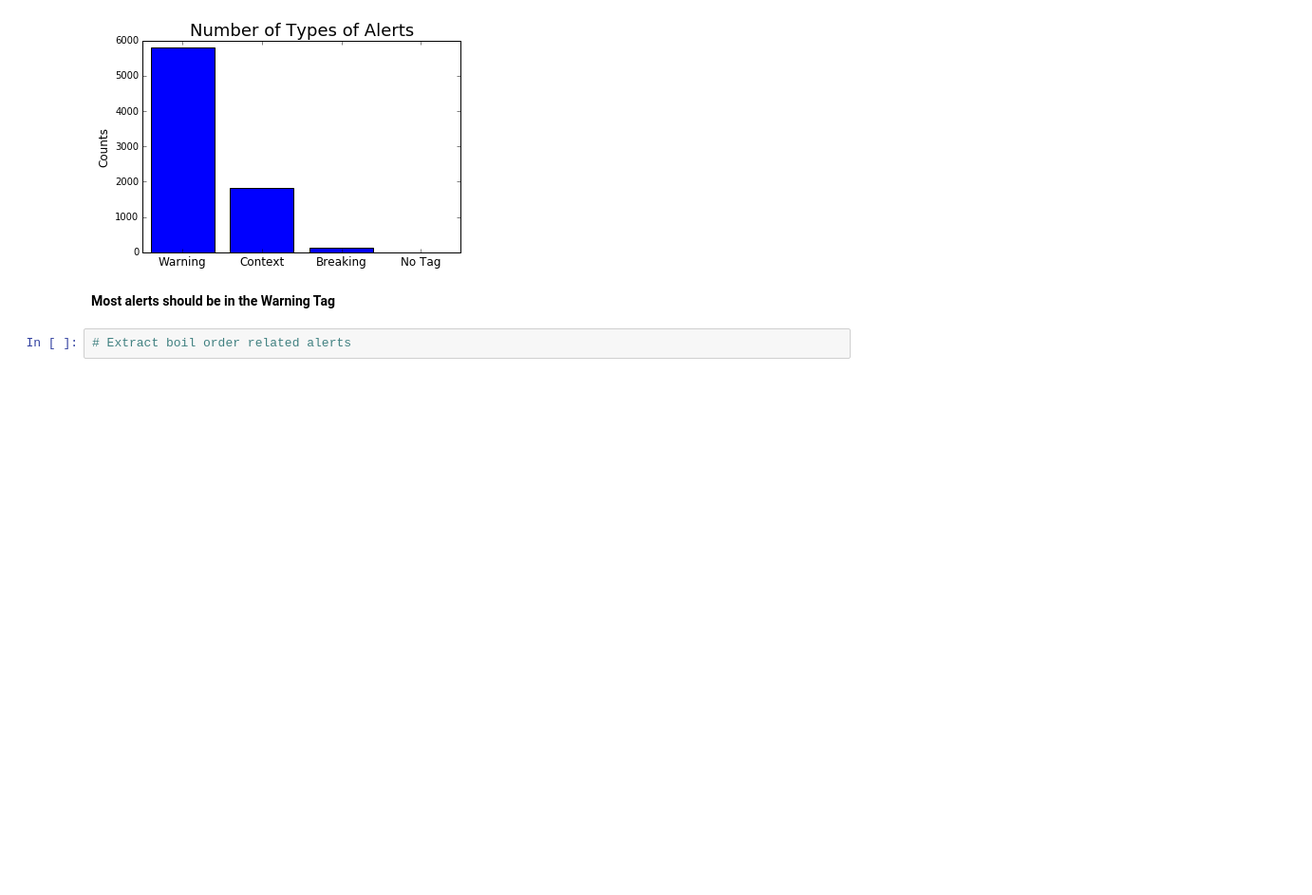
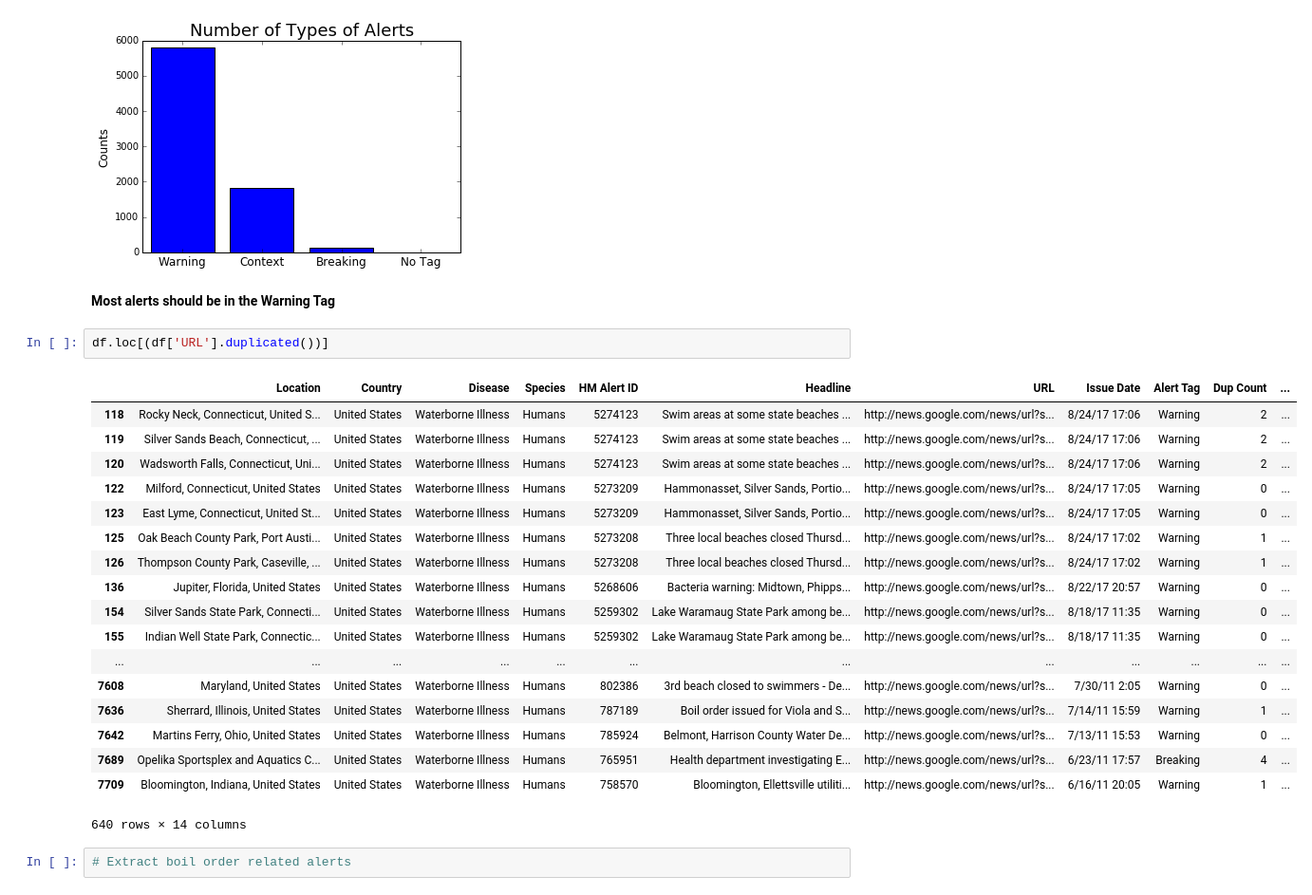
Before and after one commit to CMantell/Capstone---Boil-Order-Classifier, a Jupyter notebook: Capstone Project.ipynb, the cells around one changed output. Shown at 95% size. Cells and saved outputs as stored; diff of their text form; blank space fills up the shorter version.

```diff
--- a/Capstone Project.ipynb
+++ b/Capstone Project.ipynb
@@ -245,6 +245,27 @@ plt.title('Number of Types of Alerts', fontsize=18)
 [figure]
 # %% [markdown]
 **Most alerts should be in the Warning Tag**
+# %%
+df.loc[(df['URL'].duplicated())]
+# %% [output]
+|  | Location | Country | Disease | Species | HM Alert ID | Headline | URL | Issue Date | Alert Tag | Dup Count | ... |
+| 118 | Rocky Neck, Connecticut, United S... | United States | Waterborne Illness | Humans | 5274123 | Swim areas at some state beaches ... | http://news.google.com/news/url?s... | 8/24/17 17:06 | Warning | 2 | ... |
+| 119 | Silver Sands Beach, Connecticut, ... | United States | Waterborne Illness | Humans | 5274123 | Swim areas at some state beaches ... | http://news.google.com/news/url?s... | 8/24/17 17:06 | Warning | 2 | ... |
+| 120 | Wadsworth Falls, Connecticut, Uni... | United States | Waterborne Illness | Humans | 5274123 | Swim areas at some state beaches ... | http://news.google.com/news/url?s... | 8/24/17 17:06 | Warning | 2 | ... |
+| 122 | Milford, Connecticut, United States | United States | Waterborne Illness | Humans | 5273209 | Hammonasset, Silver Sands, Portio... | http://news.google.com/news/url?s... | 8/24/17 17:05 | Warning | 0 | ... |
+| 123 | East Lyme, Connecticut, United St... | United States | Waterborne Illness | Humans | 5273209 | Hammonasset, Silver Sands, Portio... | http://news.google.com/news/url?s... | 8/24/17 17:05 | Warning | 0 | ... |
+| 125 | Oak Beach County Park, Port Austi... | United States | Waterborne Illness | Humans | 5273208 | Three local beaches closed Thursd... | http://news.google.com/news/url?s... | 8/24/17 17:02 | Warning | 1 | ... |
+| 126 | Thompson County Park, Caseville, ... | United States | Waterborne Illness | Humans | 5273208 | Three local beaches closed Thursd... | http://news.google.com/news/url?s... | 8/24/17 17:02 | Warning | 1 | ... |
+| 136 | Jupiter, Florida, United States | United States | Waterborne Illness | Humans | 5268606 | Bacteria warning: Midtown, Phipps... | http://news.google.com/news/url?s... | 8/22/17 20:57 | Warning | 0 | ... |
+| 154 | Silver Sands State Park, Connecti... | United States | Waterborne Illness | Humans | 5259302 | Lake Waramaug State Park among be... | http://news.google.com/news/url?s... | 8/18/17 11:35 | Warning | 0 | ... |
+| 155 | Indian Well State Park, Connectic... | United States | Waterborne Illness | Humans | 5259302 | Lake Waramaug State Park among be... | http://news.google.com/news/url?s... | 8/18/17 11:35 | Warning | 0 | ... |
+| ... | ... | ... | ... | ... | ... | ... | ... | ... | ... | ... | ... |
+| 7608 | Maryland, United States | United States | Waterborne Illness | Humans | 802386 | 3rd beach closed to swimmers - De... | http://news.google.com/news/url?s... | 7/30/11 2:05 | Warning | 0 | ... |
+| 7636 | Sherrard, Illinois, United States | United States | Waterborne Illness | Humans | 787189 | Boil order issued for Viola and S... | http://news.google.com/news/url?s... | 7/14/11 15:59 | Warning | 1 | ... |
+| 7642 | Martins Ferry, Ohio, United States | United States | Waterborne Illness | Humans | 785924 | Belmont, Harrison County Water De... | http://news.google.com/news/url?s... | 7/13/11 15:53 | Warning | 0 | ... |
+| 7689 | Opelika Sportsplex and Aquatics C... | United States | Waterborne Illness | Humans | 765951 | Health department investigating E... | http://news.google.com/news/url?s... | 6/23/11 17:57 | Breaking | 4 | ... |
+| 7709 | Bloomington, Indiana, United States | United States | Waterborne Illness | Humans | 758570 | Bloomington, Ellettsville utiliti... | http://news.google.com/news/url?s... | 6/16/11 20:05 | Warning | 1 | ... |
+640 rows × 14 columns
 # %%
 # Extract boil order related alerts
 # %% [output]
```
Also changed, not shown: parts of 24 cells of this notebook, 1 other file.
